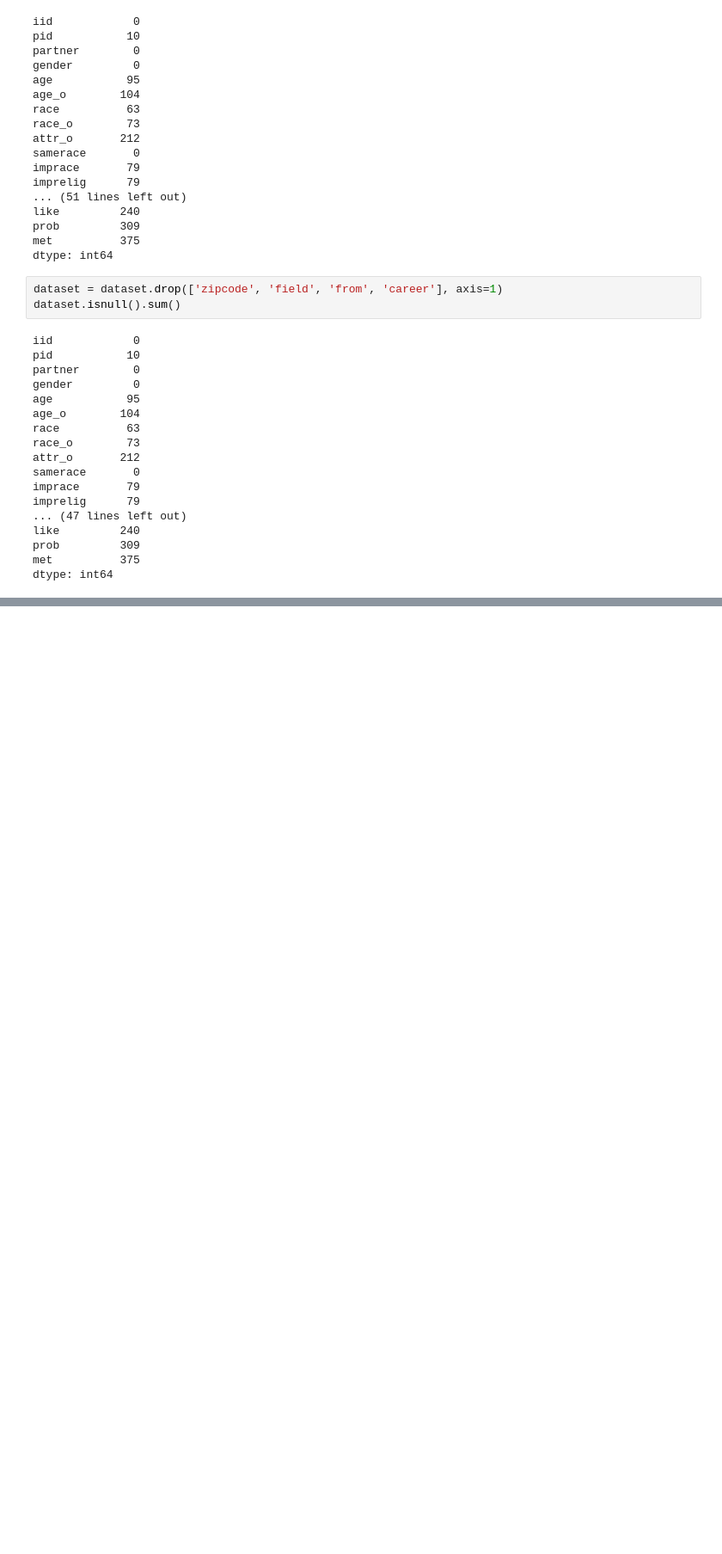
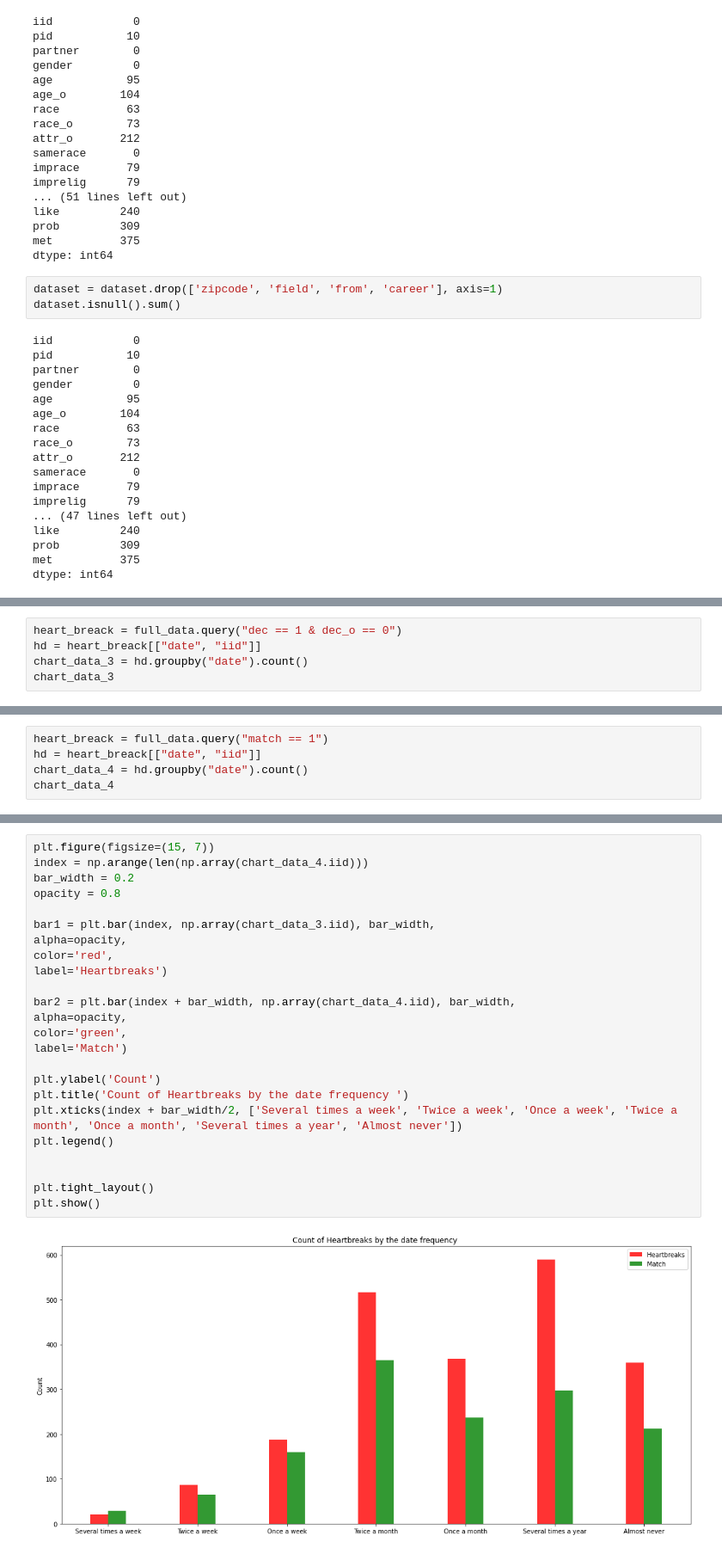
Before and after one commit to ZoziLaMalice/speed_dating, a Jupyter notebook: Notebook/first_cleaning_&_analyse.ipynb, the cells around one changed output, grey strips where cells are left out. Shown at 86% size. Drawn from its saved outputs; the diff is of its cells as text; blank space fills up the shorter version.

```diff
--- a/Notebook/first_cleaning_&_analyse.ipynb
+++ b/Notebook/first_cleaning_&_analyse.ipynb
@@ -519,0 +493,5 @@ plt.show()
+# %%
+heart_breack = full_data.query("dec == 1 & dec_o == 0")
+hd = heart_breack[["date", "iid"]]
+chart_data_3 = hd.groupby("date").count()
+chart_data_3
@@ -519,0 +508,5 @@ plt.show()
+# %%
+heart_breack = full_data.query("match == 1")
+hd = heart_breack[["date", "iid"]]
+chart_data_4 = hd.groupby("date").count()
+chart_data_4
@@ -519,0 +523,26 @@ plt.show()
+# %%
+plt.figure(figsize=(15, 7))
+index = np.arange(len(np.array(chart_data_4.iid)))
+bar_width = 0.2
+opacity = 0.8
+
+bar1 = plt.bar(index, np.array(chart_data_3.iid), bar_width,
+alpha=opacity,
+color='red',
+label='Heartbreaks')
+
+bar2 = plt.bar(index + bar_width, np.array(chart_data_4.iid), bar_width,
+alpha=opacity,
+color='green',
+label='Match')
+
+plt.ylabel('Count')
+plt.title('Count of Heartbreaks by the date frequency ')
+plt.xticks(index + bar_width/2, ['Several times a week', 'Twice a week', 'Once a week', 'Twice a month', 'Once a month', 'Several times a year', 'Almost never'])
+plt.legend()
+
+
+plt.tight_layout()
+plt.show()
+# %% [output]
+[figure, added]
```
Also changed, not shown: parts of 24 cells of this notebook, 2 other files.
